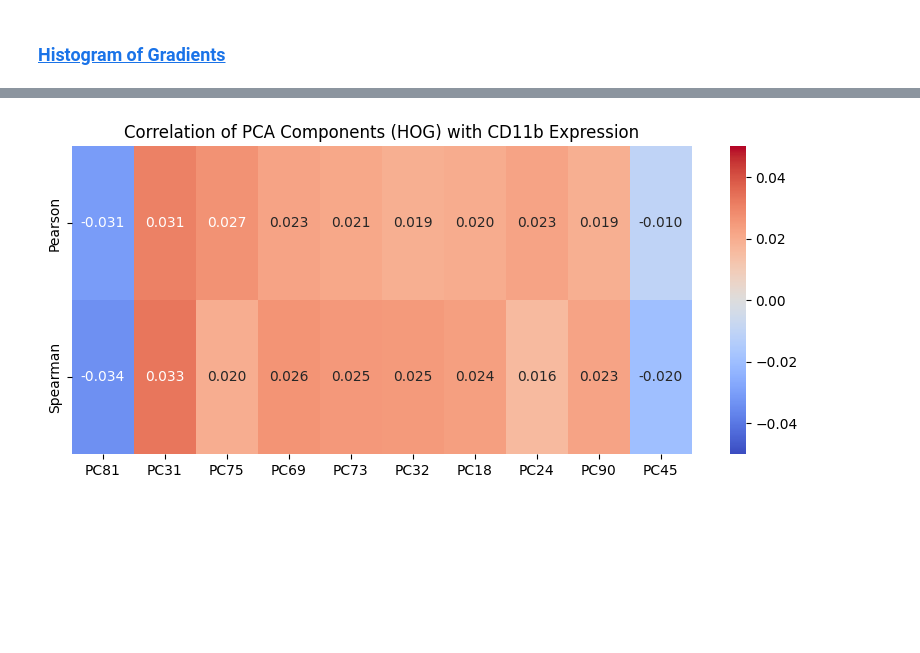
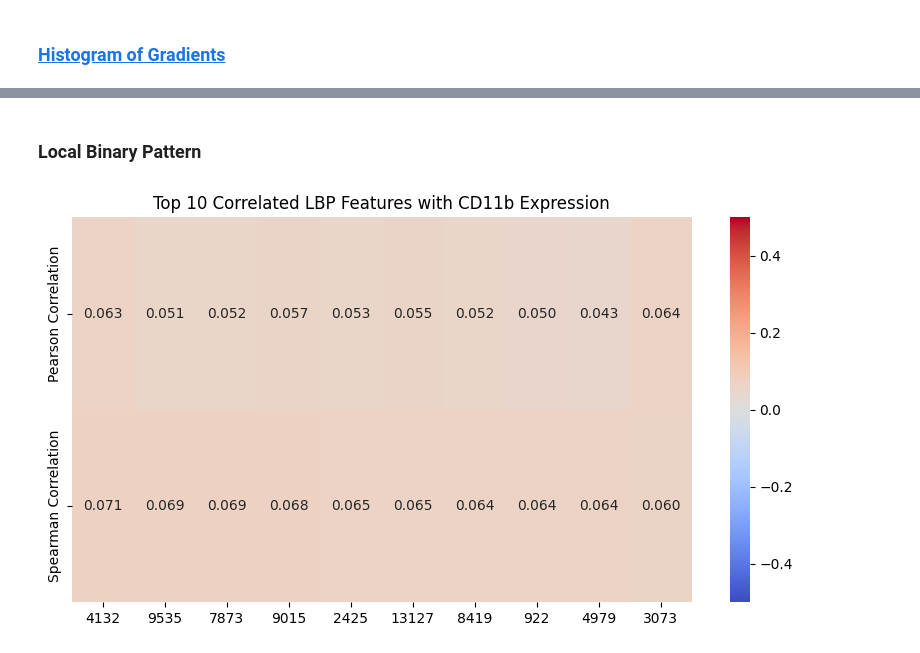
Before and after one commit to gblawrence03/CS909-materials, a Jupyter notebook: 2025/A2/assignment.ipynb, the cells around one changed output, grey strips where cells are left out. Cells and saved outputs as stored; diff of their text form; code cells hidden in the pictures; blank space fills up the shorter version.

```diff
--- a/2025/A2/assignment.ipynb
+++ b/2025/A2/assignment.ipynb
@@ -483,11 +510,11 @@ features = {
 }
 
 # Convert to DataFrame
-df_features = pd.DataFrame(features)
+df_mean_var = pd.DataFrame(features)
 
 # Compute Pearson correlation with CD11b
-pearson_corr = df_features.apply(lambda x: pearsonr(x, df_train["CD11b"]).correlation).to_frame(name="Pearson Correlation")
-spearman_corr = df_features.apply(lambda x: spearmanr(x, df_train["CD11b"]).correlation).to_frame(name="Spearman Correlation")
+pearson_corr = df_mean_var.apply(lambda x: pearsonr(x, df_train["CD11b"]).correlation).to_frame(name="Pearson Correlation")
+spearman_corr = df_mean_var.apply(lambda x: spearmanr(x, df_train["CD11b"]).correlation).to_frame(name="Spearman Correlation")
 
 # Combine both Pearson and Spearman correlation results
 df_corr = pd.concat([pearson_corr, spearman_corr], axis=1)
@@ -496,7 +523,7 @@ df_corr = pd.concat([pearson_corr, spearman_corr], axis=1)
 df_corr_table = df_corr.T
 
 # Plot heatmap
-color_scale = 0.05  # Adjust for better visualization
+color_scale = 0.5  # Adjust for better visualization
 plt.figure(figsize=(10, 2))
 sns.heatmap(df_corr_table, annot=True, cmap="coolwarm", center=0, fmt=".3f", vmin=-color_scale, vmax=color_scale)
 plt.title("Pearson & Spearman Correlation of Mean/Variance Features with CD11b Expression")
@@ -547,34 +615,38 @@ plt.show()
+# %% [markdown]
+### Local Binary Pattern
 # %%
-scaler = StandardScaler()
+# Parameters for HOG
+lbp_params = {
+    "P": 24, #Number of points
+    "R": 3,  # Radius of circle
+    "method": "uniform"
+}
 
-df_hog_scaled = scaler.fit_transform(df_hog)
-
-# Step 1: Ensure HOG features are in a 2D array
-n_components = 100  # Adjust based on variance explained
-pca = PCA(n_components=n_components)
-hog_pca = pca.fit_transform(df_hog_scaled)  # Transformed HOG features
+# Compute HOG features for each image
+lbp_features = []
+for img in X_resized:
+    gray_img = (255 * rgb2gray(img)).astype(np.uint8)  # Convert RGB to grayscale
+    lbp_vector = local_binary_pattern(gray_img, **lbp_params)  # Compute HOG
+    lbp_features.append(lbp_vector.flatten())
 
 # Convert to DataFrame
-df_hog_pca = pd.DataFrame(hog_pca, columns=[f"PC{i+1}" for i in range(n_components)])
+df_lbp = pd.DataFrame(lbp_features)
 
-# Step 2: Compute Pearson and Spearman correlations with CD11b
-pearson_corrs = df_hog_pca.apply(lambda col: pearsonr(col, df_train["CD11b"])[0])
-spearman_corrs = df_hog_pca.apply(lambda col: spearmanr(col, df_train["CD11b"])[0])
+# Compute Pearson and Spearman correlations
+pearson_corr = df_lbp.apply(lambda x: pearsonr(x, df_train["CD11b"]).correlation).to_frame(name="Pearson Correlation")
+spearman_corr = df_lbp.apply(lambda x: spearmanr(x, df_train["CD11b"]).correlation).to_frame(name="Spearman Correlation")
 
-# Step 3: Combine results into a table
-corr_df = pd.DataFrame({
-    "Pearson": pearson_corrs,
-    "Spearman": spearman_corrs
-})
+# Combine Pearson & Spearman correlation results
+df_corr = pd.concat([pearson_corr, spearman_corr], axis=1)
 
 # Select top 10 most correlated (absolute values)
-corr_df["Max Abs Corr"] = corr_df.abs().max(axis=1)
-df_corr_top10 = corr_df.nlargest(10, "Max Abs Corr").drop(columns=["Max Abs Corr"])
+df_corr["Max Abs Corr"] = df_corr.abs().max(axis=1)
+df_corr_top10 = df_corr.nlargest(10, "Max Abs Corr").drop(columns=["Max Abs Corr"])
 
-# Step 4: Plot heatmap
-plt.figure(figsize=(10, 4))
-sns.heatmap(df_corr_top10.T, annot=True, fmt=".3f", cmap="coolwarm", center=0, vmin=-color_scale, vmax=color_scale)
-plt.title("Correlation of PCA Components (HOG) with CD11b Expression")
+# Plot heatmap
+plt.figure(figsize=(10, 5))
+sns.heatmap(df_corr_top10.T, annot=True, cmap="coolwarm", center=0, fmt=".3f", vmin=-color_scale, vmax=color_scale)
+plt.title("Top 10 Correlated LBP Features with CD11b Expression")
 plt.show()
 # %% [output]
-[figure, old version]
+[figure, new version]
```
Also changed, not shown: parts of 33 cells of this notebook, 4 other files.
